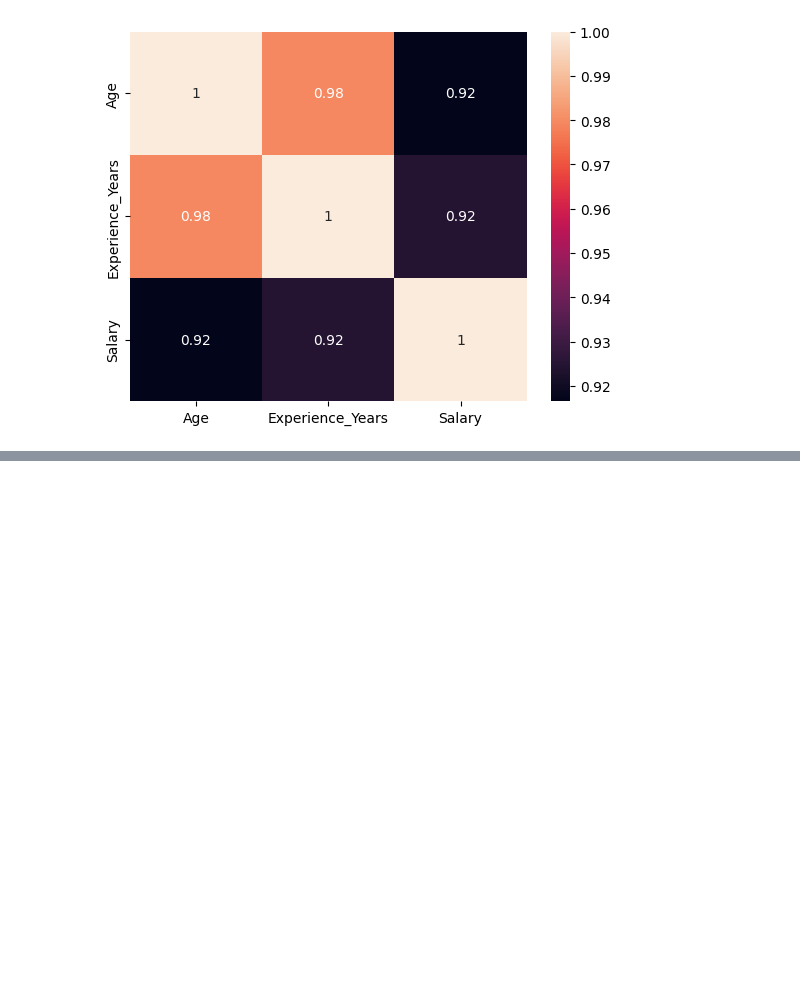
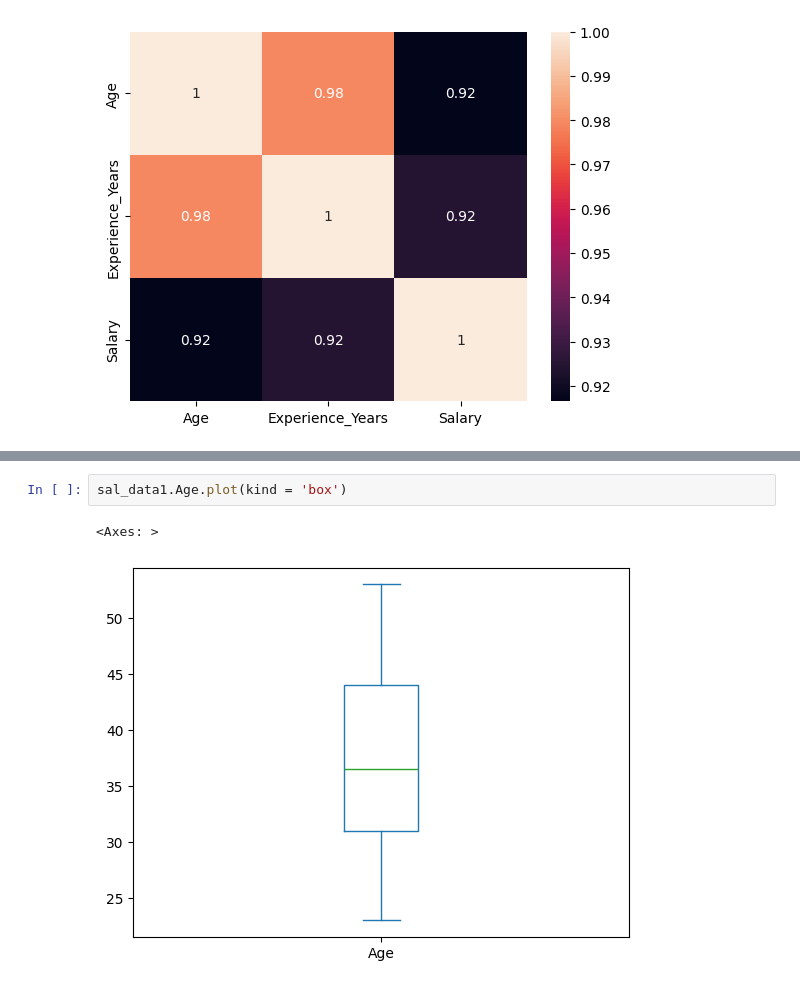
Before and after one commit to NikashLamsal/Salary-Prediction-System, a Jupyter notebook: Salary Predictor.ipynb, the cells around one changed output, grey strips where cells are left out. Saved outputs shown, nothing was run; the diff lists cells and outputs as text; blank space fills up the shorter version.

```diff
--- a/Salary Predictor.ipynb
+++ b/Salary Predictor.ipynb
@@ -152,0 +212,5 @@ sns.heatmap(corr,annot = True)
+# %%
+sal_data1.Age.plot(kind = 'box')
+# %% [output]
+<Axes: >
+[figure, added]
```
Also changed, not shown: parts of 62 cells of this notebook.
